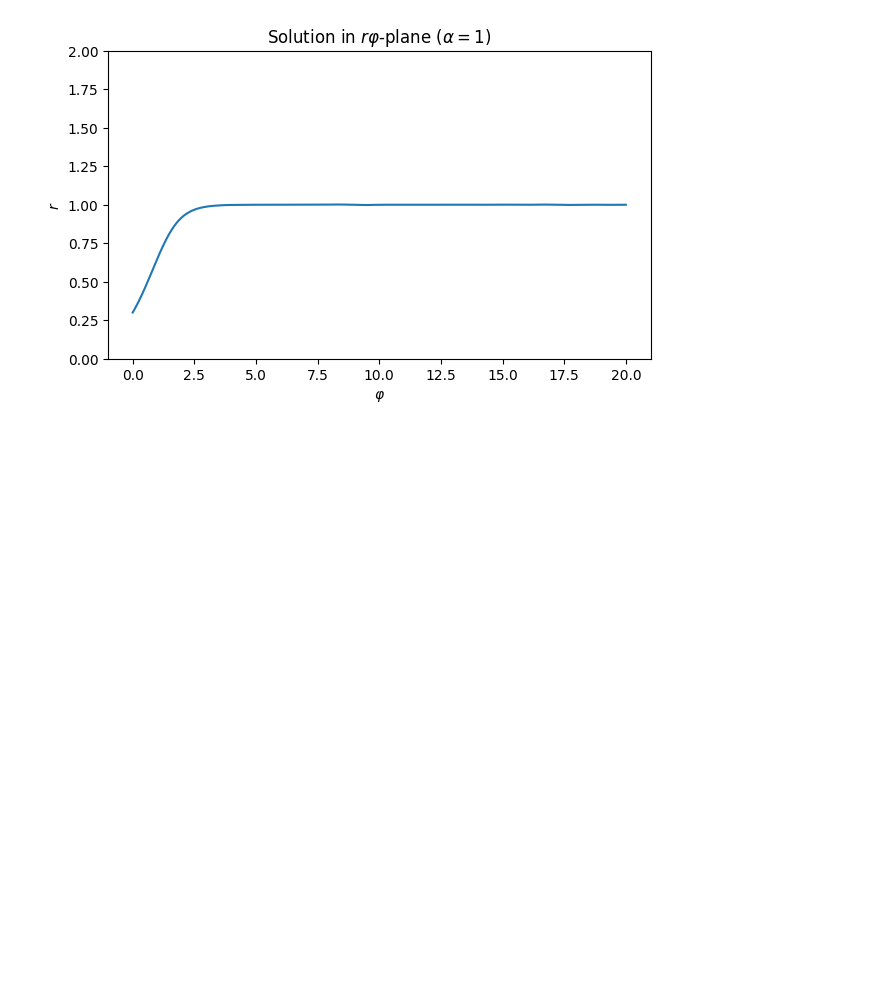
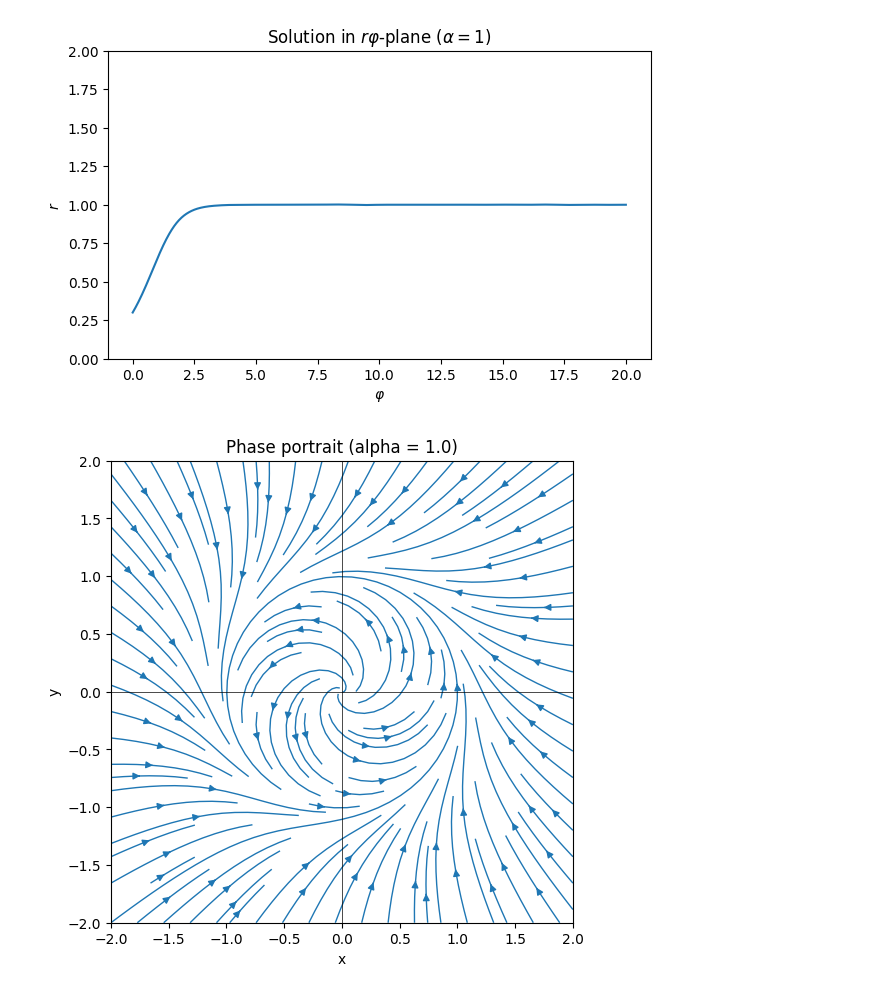
Before and after one commit to mohdkashifansari/Optimisation_and_Numerical_Analysis_Techniques, a Jupyter notebook: ADE/Tut10.ipynb, the cells around one changed output. Cells and saved outputs as stored; diff of their text form; code cells hidden in the pictures; blank space fills up the shorter version.

```diff
--- a/ADE/Tut10.ipynb
+++ b/ADE/Tut10.ipynb
@@ -55,3 +56,32 @@ for alpha in alpha_vals:
 [figure]
 [figure]
 [figure]
+# %%
+import numpy as np
+import matplotlib.pyplot as plt
+
+def sys(x,y,alpha):
+    dx = alpha*x - y - x*(x**2 + y**2)
+    dy = x + alpha*y - y*(x**2 + y**2)
+    return dx, dy
+
+
+alpha = 1.0
+
+x = np.linspace(-2, 2, 400)
+y = np.linspace(-2, 2, 400)
+X, Y = np.meshgrid(x, y)
+
+U, V = sys(X, Y, alpha)
+
+plt.figure(figsize=(6,6))
+plt.streamplot(X, Y, U, V, density=1.2, linewidth=1)
+plt.xlabel("x")
+plt.ylabel("y")
+plt.title(f"Phase portrait (alpha = {alpha})")
+plt.axhline(0, color='k', linewidth=0.5)
+plt.axvline(0, color='k', linewidth=0.5)
+plt.gca().set_aspect('equal')
+plt.show()
+# %% [output]
+[figure, added]
```
Also changed, not shown: parts of 2 cells of this notebook, 15 other files.
